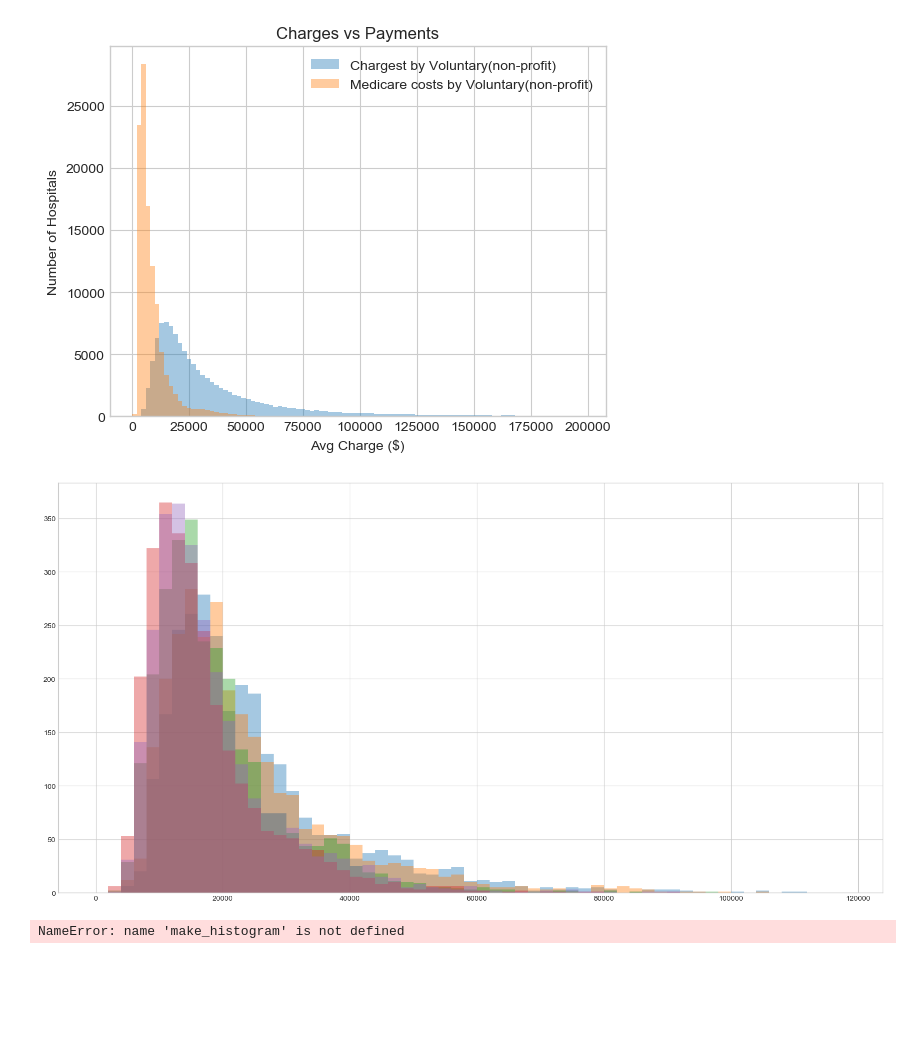
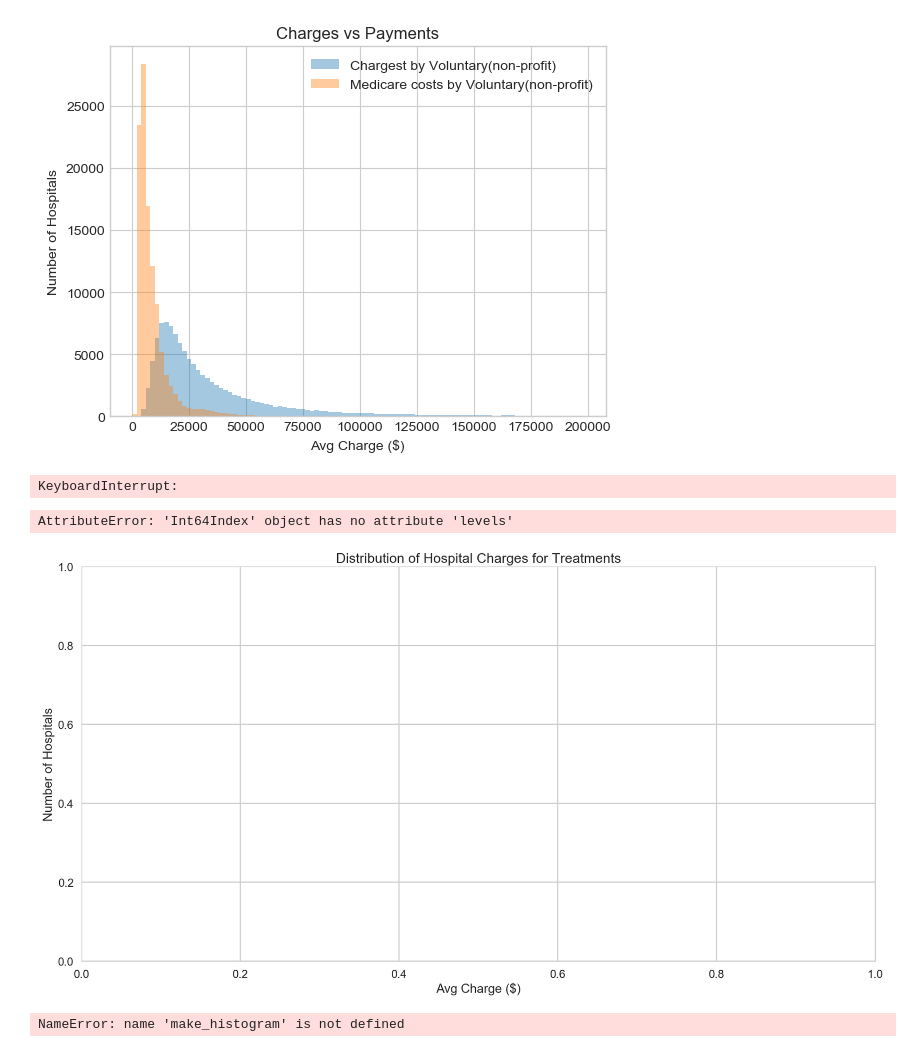
Before and after one commit to apopopopo/awesome_project, a Jupyter notebook: harry_for_group.ipynb, the cells around one changed output. Drawn from its saved outputs; the diff is of its cells as text; code cells hidden in the pictures; blank space fills up the shorter version.

```diff
--- a/harry_for_group.ipynb
+++ b/harry_for_group.ipynb
@@ -150,7 +150,7 @@ array(['194 - SIMPLE PNEUMONIA & PLEURISY W CC',
 # %%
 def make_histogram(service):
     service_df = df.loc[(df['DRG Definition'] == service)]
-    plt.hist(service_df[' Average Covered Charges '], bins=bins, alpha = 0.4, label = 'Distribution of Cost by Treatments')
+    plt.hist(service_df[' Average Covered Charges '], bins=bins, alpha = 0.4, label = f'{service}')
 # %%
 def make_histogram_owner(owner):
     eval_df = df.loc[(df['Hospital Ownership'] == owner)]
@@ -239,13 +239,33 @@ def make_histogram_cost(service):
 grouped2 = df.groupby('DRG Definition').mean()
 grouped2_sort = grouped2.sort_values(' Average Covered Charges ', ascending = False)
 grouped2_sort.head()
-# %%
-bins = np.arange(0,120000, 2000)
-plt.figure(figsize=(20,10))
-for service in top_5_list:
-    make_histogram(service)
-# %% [output]
-[figure, removed]
+# %%
+max(set(df[' Average Covered Charges '].tolist()), key=df[' Average Covered Charges '].tolist().count)
+# %% [output]
+KeyboardInterrupt:
+# %%
+def make_histogram(service):
+    service_df = df.loc[(df['DRG Definition'] == service)]
+    service_mode = max(set(service_df[' Average Covered Charges ']), key=service_df[' Average Covered Charges '].count)
+    print(service_mode)
+    plt.hist(service_df[' Average Covered Charges '], bins=bins, alpha = 0.6, label = f'{service}')
+# %%
+plt.rcParams.update(plt.rcParamsDefault)
+sns.set_style('whitegrid')
+sns.set_context('poster')
+bins = np.arange(0,100000, 1000)
+plt.figure(figsize=(20,10))
+
+plt.title('Distribution of Hospital Charges for Treatments')
+plt.ylabel('Number of Hospitals')
+plt.xlabel('Avg Charge ($)')
+for service in top_5_list[[4,0]]:
+    make_histogram(service)
+plt.legend(loc='best')
+plt.axvline(x=service_mode, color='black', alpha = 0.4)
+# %% [output]
+AttributeError: 'Int64Index' object has no attribute 'levels'
+[figure, added]
 # %%
 for service in top_5_list:
     make_histogram(service)
```
Also changed, not shown: 2 other files.
